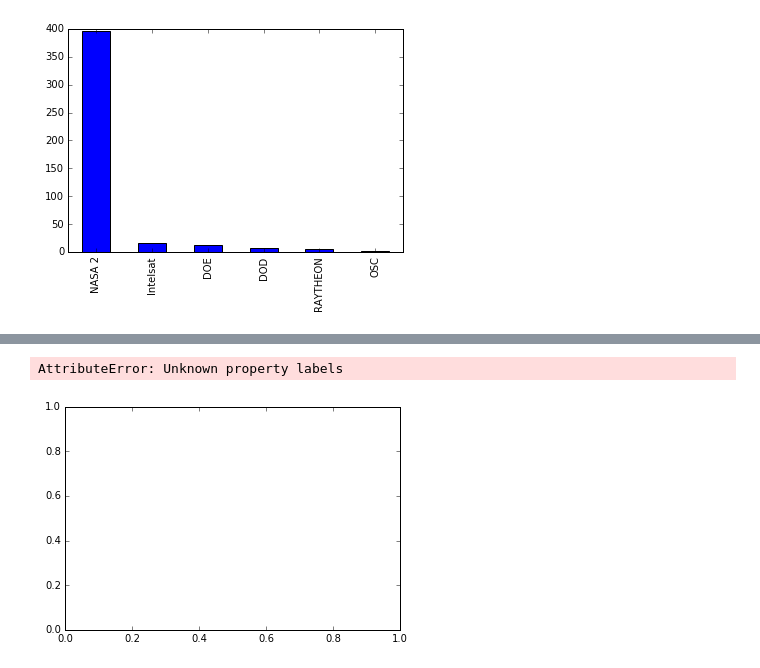
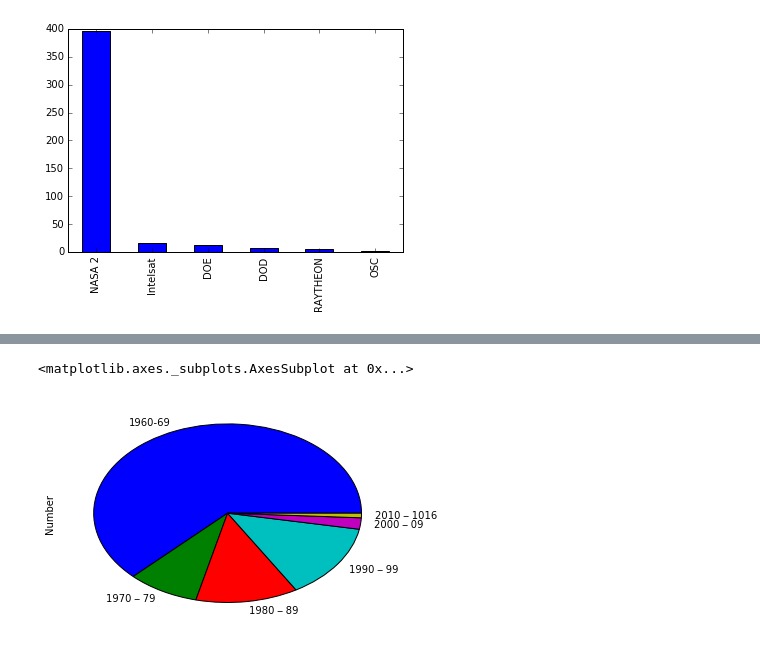
Before and after one commit to radhikapc/foundation-homework, a Jupyter notebook: homework08/Homework08-NASALabFacilities-Radhika.ipynb, the cells around one changed output, grey strips where cells are left out. Drawn from its saved outputs; the diff is of its cells as text; code cells hidden in the pictures.

Commit message:
NASA Lab facilities data final

```diff
--- a/homework08/Homework08-NASALabFacilities-Radhika.ipynb
+++ b/homework08/Homework08-NASALabFacilities-Radhika.ipynb
@@ -533,0 +569,2 @@ df['Agency'].value_counts().plot(kind='bar', x='Agency')
+# %%
+df = pd.read_excel("year-num-nasa.xlsx")
@@ -534,5 +581,5 @@ df['Agency'].value_counts().plot(kind='bar', x='Agency')
 # %%
-df['Occupied'].head().plot(kind='bar',labels=df['Agency'])
+df['Number'].plot(kind='pie', labels=df['Year'])
 # %% [output]
-AttributeError: Unknown property labels
+<matplotlib.axes._subplots.AxesSubplot at 0x...>
-[figure, old version]
+[figure, new version]
```
Also changed, not shown: parts of 17 cells of this notebook, 1 other file.
